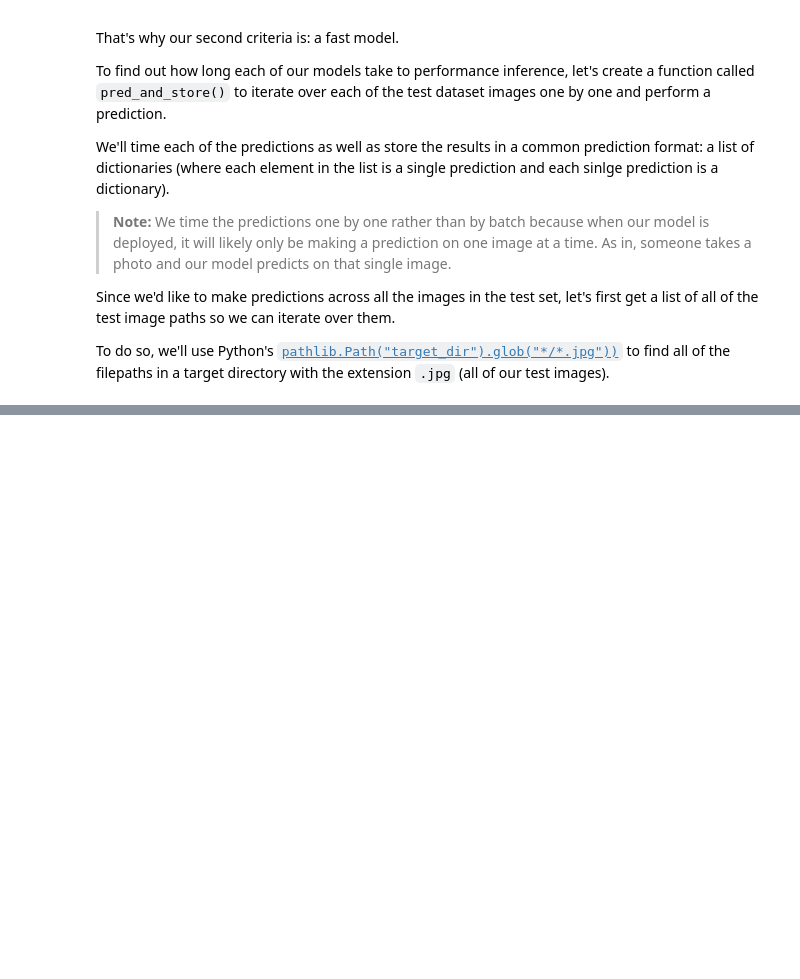
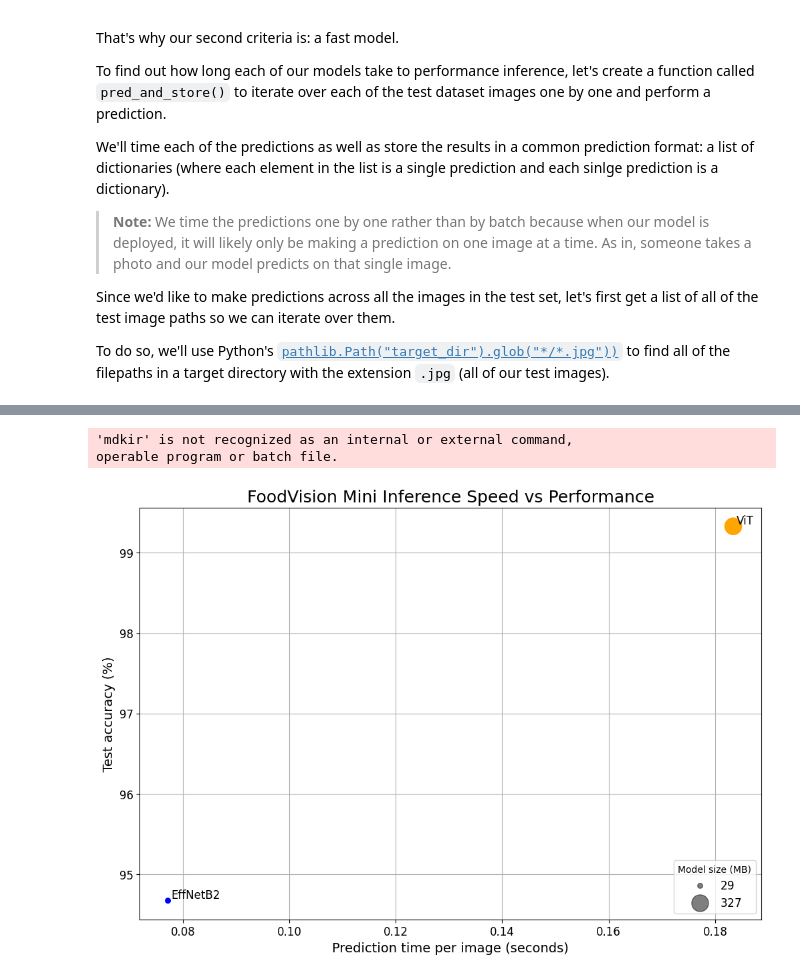
Before and after one commit to youssef-omarrr/Machine-and-deep-learning, a Jupyter notebook: PyTorch Course/Chapter 9/09_pytorch_model_deployment.ipynb, the cells around one changed output, grey strips where cells are left out. Cells and saved outputs as stored; diff of their text form; code cells hidden in the pictures; blank space fills up the shorter version.

```diff
--- a/PyTorch Course/Chapter 9/09_pytorch_model_deployment.ipynb
+++ b/PyTorch Course/Chapter 9/09_pytorch_model_deployment.ipynb
@@ -752,0 +993,4 @@ To do so, we'll use Python's [`pathlib.Path("target_dir").glob("*/*.jpg"))`](htt
+# %%
+# Calculate average time per prediction for ViT model
+vit_average_time_per_pred = round(vit_test_pred_df.time_for_pred.mean(), 4)
+print(f"ViT average time per prediction: {vit_average_time_per_pred} seconds")
@@ -752,0 +999,4 @@ To do so, we'll use Python's [`pathlib.Path("target_dir").glob("*/*.jpg"))`](htt
+# %%
+# Add average prediction time for ViT model on CPU
+vit_stats["time_per_pred_cpu"] = float(vit_average_time_per_pred)
+vit_stats
@@ -752,0 +1019,4 @@ To do so, we'll use Python's [`pathlib.Path("target_dir").glob("*/*.jpg"))`](htt
+# %%
+df = pd.DataFrame([effnetb2_stats, vit_stats])
+df ["model"] = ["EffNetB2", "ViT"]
+df
@@ -752,0 +1027,4 @@ To do so, we'll use Python's [`pathlib.Path("target_dir").glob("*/*.jpg"))`](htt
+# %%
+# Compare ViT to EffNetB2 across different characteristics
+pd.DataFrame(data=(df.set_index("model").loc["ViT"] / df.set_index("model").loc["EffNetB2"]), # divide ViT statistics by EffNetB2 statistics
+            columns=["ViT to EffNetB2 ratios"]).T
@@ -752,0 +1059,42 @@ To do so, we'll use Python's [`pathlib.Path("target_dir").glob("*/*.jpg"))`](htt
+# %%
+import matplotlib.pyplot as plt
+
+# 1. Create a plot from model comparison DataFrame
+fig, ax = plt.subplots(figsize=(12, 8))
+scatter = ax.scatter(data=df,
+                    x="time_per_pred_cpu",
+                    y="test_acc",
+                    c=["blue", "orange"], # what colours to use?
+                    s="model_size (MB)") # size the dots by the model sizes
+
+# 2. Add titles, labels and customize fontsize for aesthetics
+ax.set_title("FoodVision Mini Inference Speed vs Performance", fontsize=18)
+ax.set_xlabel("Prediction time per image (seconds)", fontsize=14)
+ax.set_ylabel("Test accuracy (%)", fontsize=14)
+ax.tick_params(axis='both', labelsize=12)
+ax.grid(True)
+
+# 3. Annotate with model names
+for index, row in df.iterrows():
+    ax.annotate(text=row["model"], # note: depending on your version of Matplotlib, you may need to use "s=..." or "text=...", see: https://github.com/faustomorales/keras-ocr/issues/183#issuecomment-977733270
+                xy=(row["time_per_pred_cpu"]+0.0006, row["test_acc"]+0.03),
+                size=12)
+
+# 4. Create a legend based on model sizes
+handles, labels = scatter.legend_elements(prop="sizes", alpha=0.5)
+model_size_legend = ax.legend(handles,
+                            labels,
+                            loc="lower right",
+                            title="Model size (MB)",
+                            fontsize=12)
+
+# Save the figure
+!mdkir images/
+plt.savefig("images/09-foodvision-mini-inference-speed-vs-performance.jpg")
+
+# Show the figure
+plt.show()
+# %% [output]
+'mdkir' is not recognized as an internal or external command,
+operable program or batch file.
+[figure, added]
```
Also changed, not shown: parts of 25 cells of this notebook, 2 other files.
